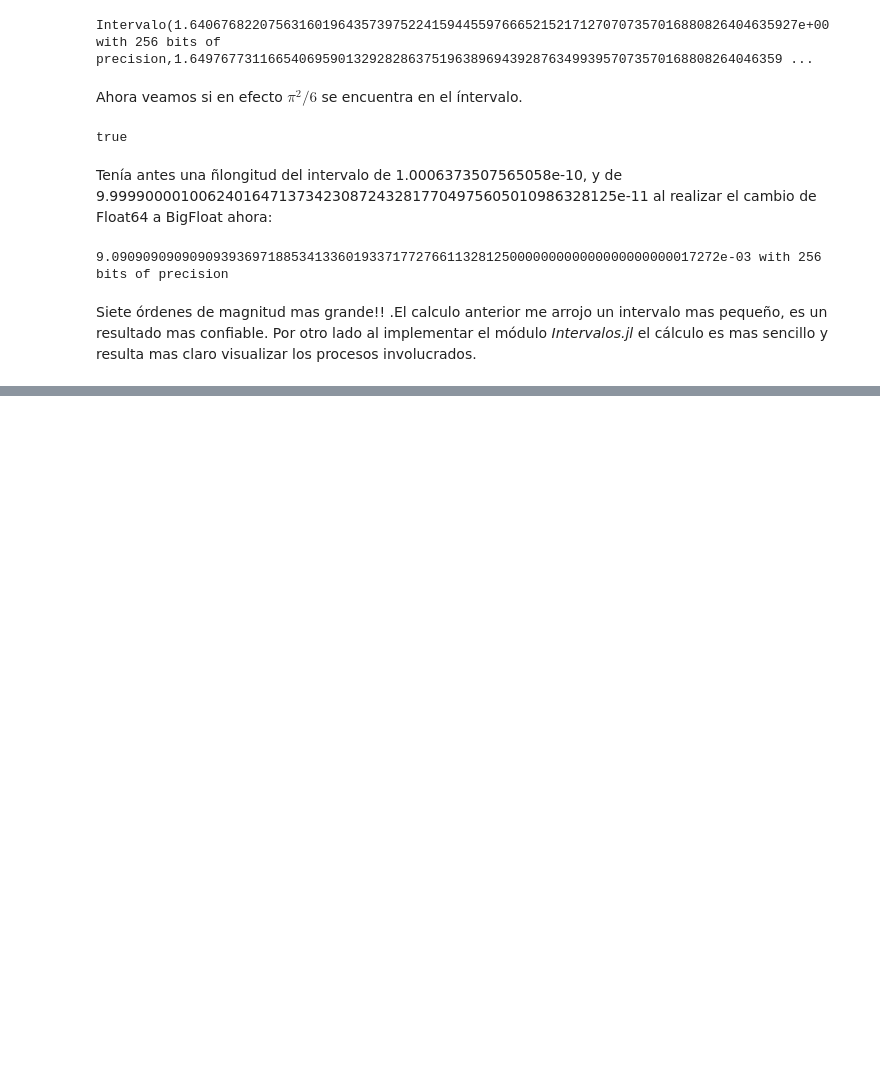
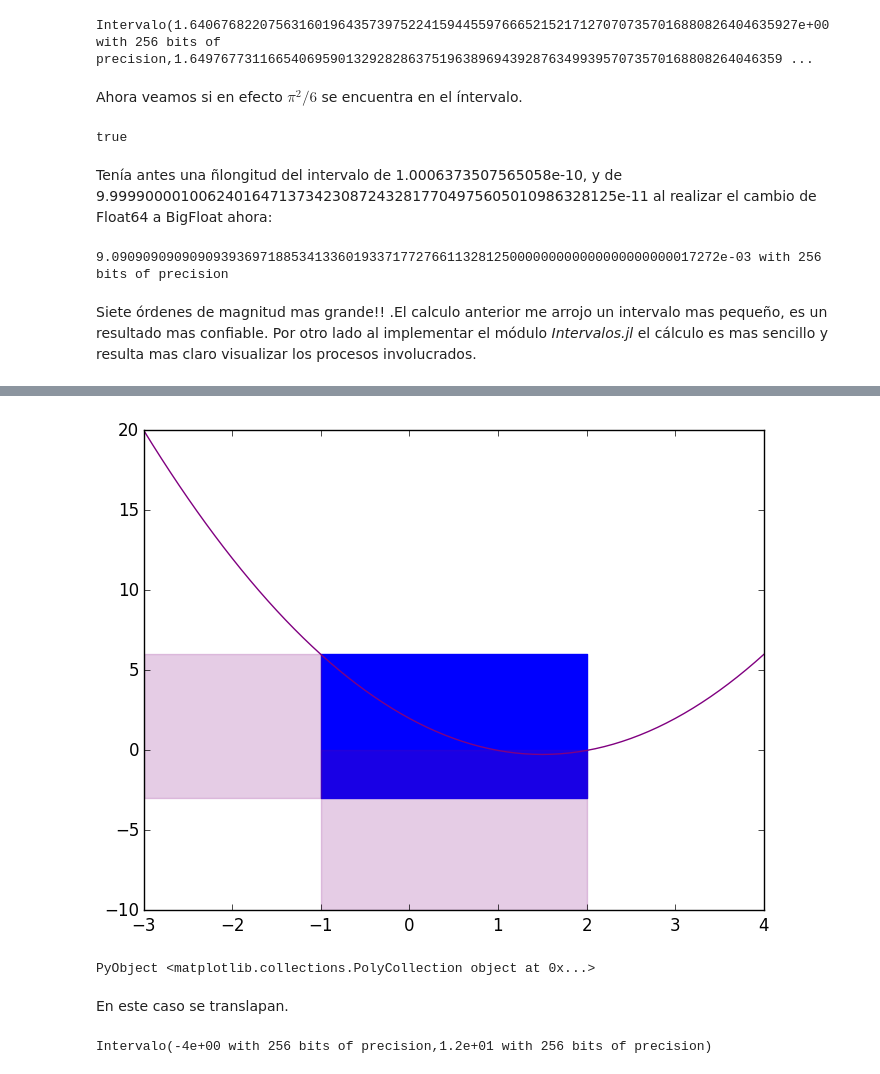
Before and after one commit to lauper1/tareas_fca, a Jupyter notebook: aritmeticaintervalos/24-marzo-2015_factcheck.ipynb, the cells around one changed output, grey strips where cells are left out. Saved outputs shown, nothing was run; the diff lists cells and outputs as text; code cells hidden in the pictures; blank space fills up the shorter version.

```diff
--- a/aritmeticaintervalos/24-marzo-2015_factcheck.ipynb
+++ b/aritmeticaintervalos/24-marzo-2015_factcheck.ipynb
@@ -49,0 +121,11 @@ Intervalo(-1e+00 with 256 bits of precision,1e+00 with 256 bits of precision)
+# %%
+grafica(-1, 2, pol1)
+# %% [output]
+[figure, added]
+PyObject <matplotlib.collections.PolyCollection object at 0x...>
+# %% [markdown]
+En este caso se translapan.
+# %%
+pol1(Intervalo(-2,2))
+# %% [output]
+Intervalo(-4e+00 with 256 bits of precision,1.2e+01 with 256 bits of precision)
```
Also changed, not shown: parts of 33 cells of this notebook.
